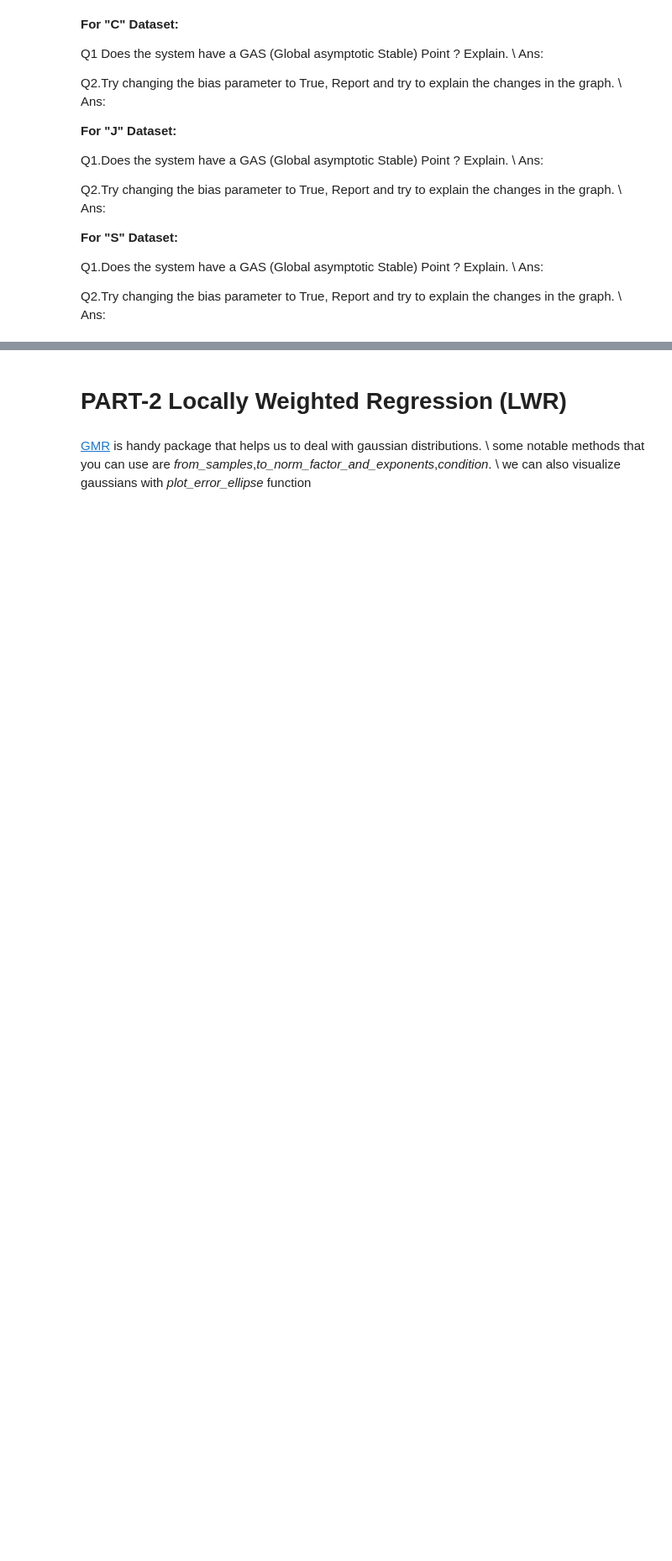
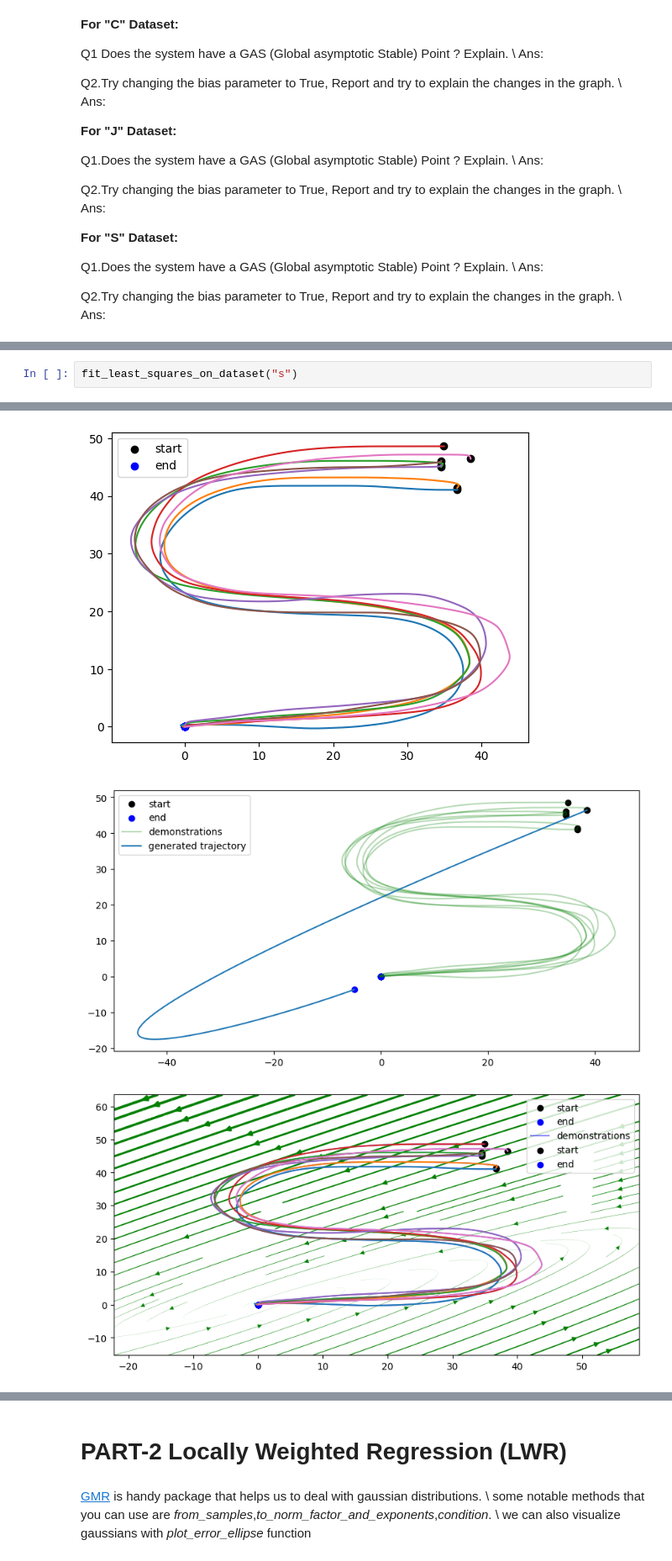
Before and after one commit to AshrithSagar/CP321-ILR-2025, a Jupyter notebook: Assignments/Assignment-3/Codes/Assignment3_RegressionTechniques(LLS,LWR).ipynb, the cells around one changed output, grey strips where cells are left out. Shown at 84% size. Drawn from its saved outputs; the diff is of its cells as text; blank space fills up the shorter version.

```diff
--- a/Assignments/Assignment-3/Codes/Assignment3_RegressionTechniques(LLS,LWR).ipynb
+++ b/Assignments/Assignment-3/Codes/Assignment3_RegressionTechniques(LLS,LWR).ipynb
@@ -352,0 +374,3 @@ Without bias
+# %%
+fit_least_squares_on_dataset("s")
+# %% [output]
@@ -352,0 +378,3 @@ Without bias
+[figure, added]
+[figure, added]
+[figure, added]
```
Also changed, not shown: parts of 10 cells of this notebook.
